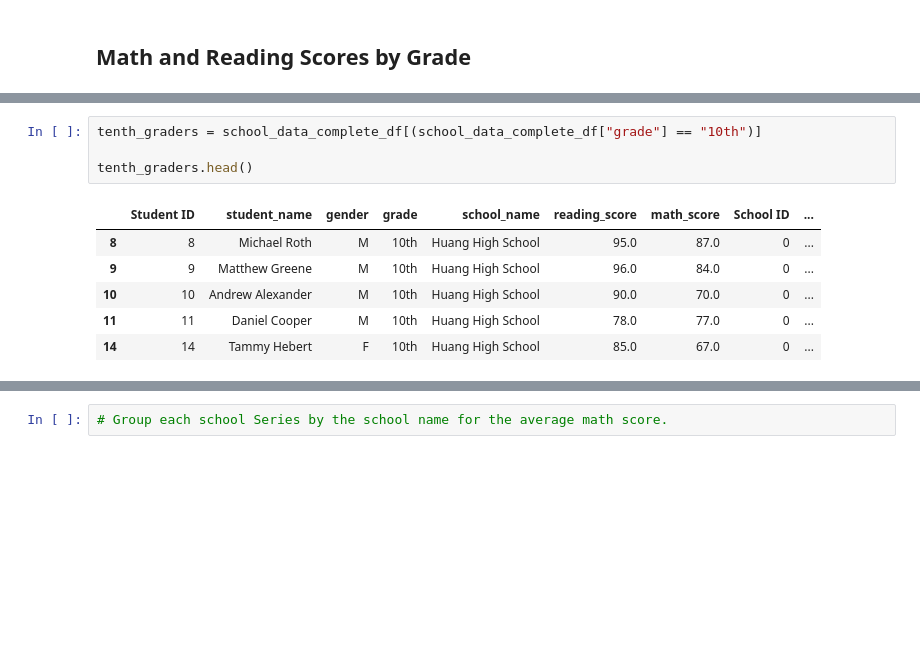
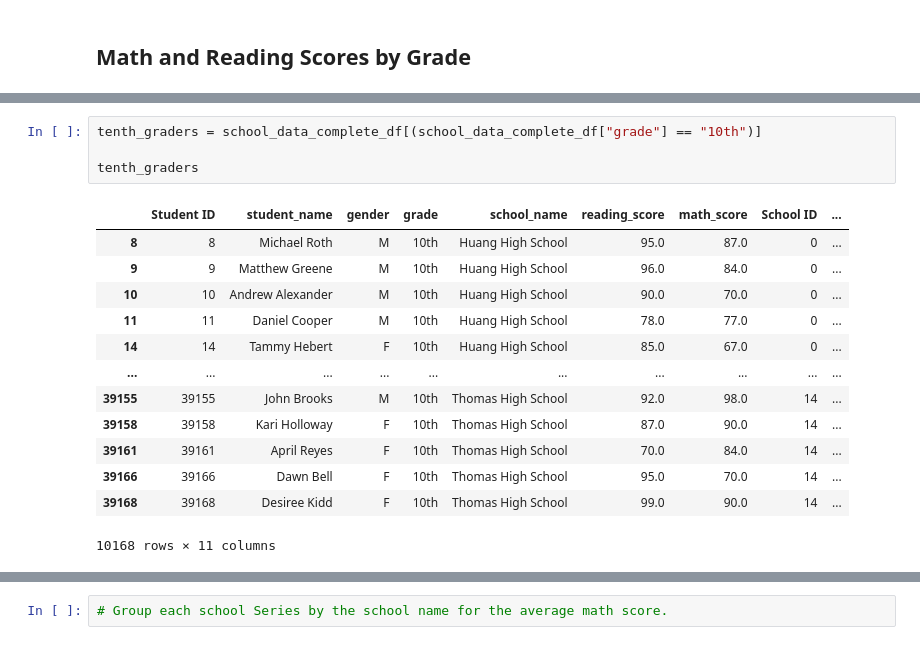
Before and after one commit to NShan9297/School_District_Analysis, a Jupyter notebook: PyCitySchools_Challenge.ipynb, the cells around one changed output, grey strips where cells are left out. Saved outputs shown, nothing was run; the diff lists cells and outputs as text; blank space fills up the shorter version.

```diff
--- a/PyCitySchools_Challenge.ipynb
+++ b/PyCitySchools_Challenge.ipynb
@@ -792,14 +820,21 @@ ninth_graders.head()
 # %%
 tenth_graders = school_data_complete_df[(school_data_complete_df["grade"] == "10th")]
 
-tenth_graders.head()
+tenth_graders
 # %% [output]
 |  | Student ID | student_name | gender | grade | school_name | reading_score | math_score | School ID | ... |
 | 8 | 8 | Michael Roth | M | 10th | Huang High School | 95.0 | 87.0 | 0 | ... |
 | 9 | 9 | Matthew Greene | M | 10th | Huang High School | 96.0 | 84.0 | 0 | ... |
 | 10 | 10 | Andrew Alexander | M | 10th | Huang High School | 90.0 | 70.0 | 0 | ... |
 | 11 | 11 | Daniel Cooper | M | 10th | Huang High School | 78.0 | 77.0 | 0 | ... |
 | 14 | 14 | Tammy Hebert | F | 10th | Huang High School | 85.0 | 67.0 | 0 | ... |
+| ... | ... | ... | ... | ... | ... | ... | ... | ... | ... |
+| 39155 | 39155 | John Brooks | M | 10th | Thomas High School | 92.0 | 98.0 | 14 | ... |
+| 39158 | 39158 | Kari Holloway | F | 10th | Thomas High School | 87.0 | 90.0 | 14 | ... |
+| 39161 | 39161 | April Reyes | F | 10th | Thomas High School | 70.0 | 84.0 | 14 | ... |
+| 39166 | 39166 | Dawn Bell | F | 10th | Thomas High School | 95.0 | 70.0 | 14 | ... |
+| 39168 | 39168 | Desiree Kidd | F | 10th | Thomas High School | 99.0 | 90.0 | 14 | ... |
+10168 rows × 11 columns
 # %%
 eleventh_graders = school_data_complete_df[(school_data_complete_df["grade"] == "11th")]
 
```
Also changed, not shown: parts of 23 cells of this notebook, 8 other files.
